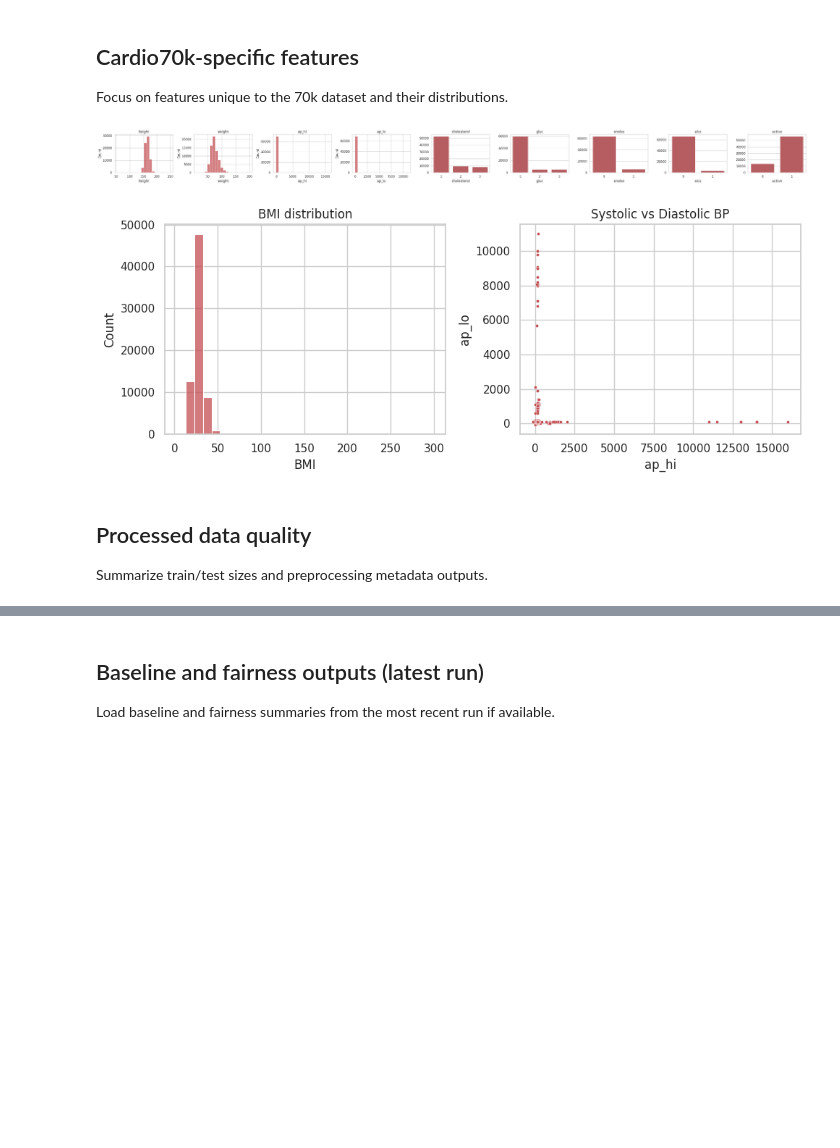
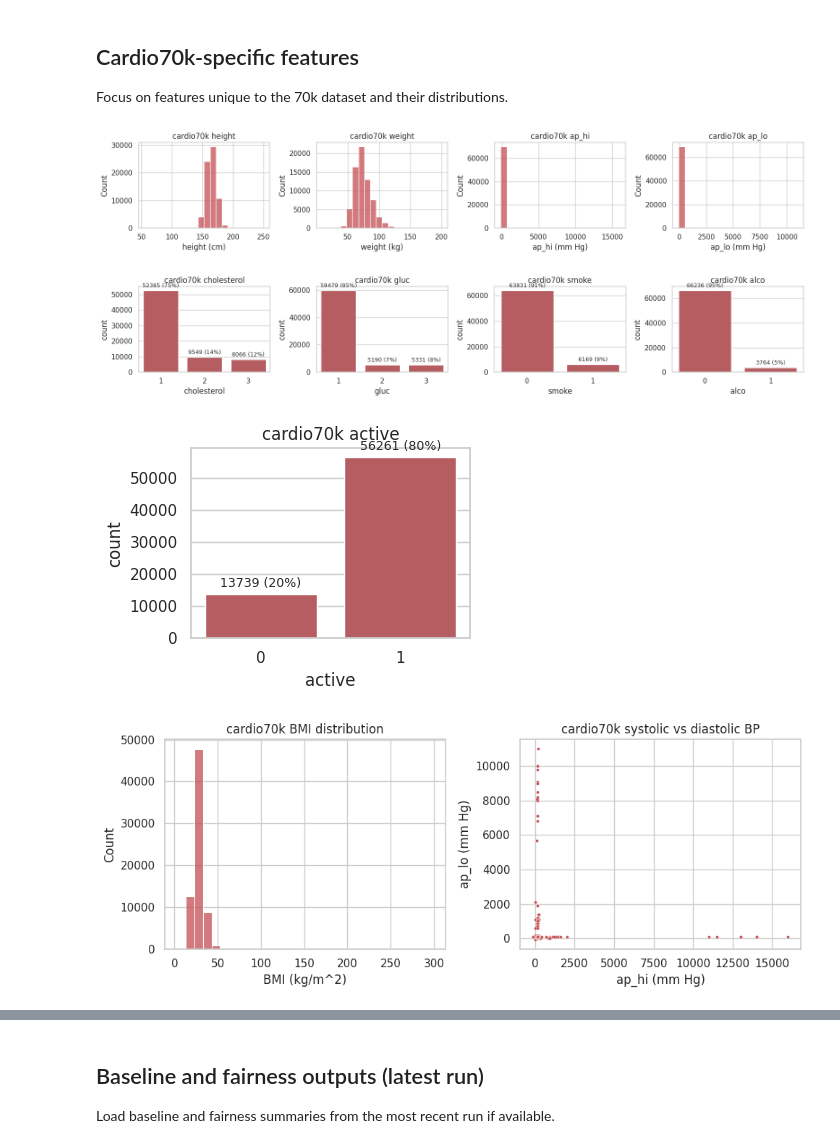
Before and after one commit to UA-Dissertation-Project-107449/FairXAI, a Jupyter notebook: notebooks/cardiac_eda.ipynb, the cells around one changed output, grey strips where cells are left out. Drawn from its saved outputs; the diff is of its cells as text; code cells hidden in the pictures; blank space fills up the shorter version.

```diff
--- a/notebooks/cardiac_eda.ipynb
+++ b/notebooks/cardiac_eda.ipynb
@@ -235,9 +482,11 @@ plt.tight_layout()
 age_stats = []
 age_plot_rows = []
 for name, df in raw.items():
-    age_years = age_to_years(df["age_raw"])
+    unit = dataset_age_unit(name)
+    age_years = age_to_years(df["age_raw"], unit)
     age_stats.append({
         "dataset": name,
+        "age_unit": unit,
         "min": age_years.min(),
         "max": age_years.max(),
         "mean": age_years.mean(),
@@ -365,9 +660,14 @@ for idx, name in enumerate(DATASETS):
     if TARGET_COL not in df.columns or "age_group" not in df.columns:
         axes[idx].set_title(f"{name} (missing target or age_group)")
         continue
-    grouped = df.groupby("age_group")[TARGET_COL].mean().reset_index()
+    age_group = apply_age_group_order(df["age_group"], name)
+    temp = pd.DataFrame({"age_group": age_group, TARGET_COL: df[TARGET_COL]})
+    grouped = temp.groupby("age_group", observed=True)[TARGET_COL].mean().reset_index()
     sns.lineplot(data=grouped, x="age_group", y=TARGET_COL, ax=axes[idx], marker="o")
     axes[idx].set_title(f"{name} prevalence by age_group")
     axes[idx].set_xlabel("age_group")
+    axes[idx].set_ylabel("prevalence")
+    axes[idx].set_ylim(0, 1.05)
+    add_point_labels(axes[idx], grouped["age_group"], grouped[TARGET_COL])
 plt.tight_layout()
 # %% [output]
@@ -427,10 +761,16 @@ if categorical_features:
 # %%
+print("\nKolmogorov-Smirnov test results (Cleveland vs Kaggle):")
 stat_rows = []
 for feature in numeric_features:
     clev_vals = numeric_series(cleveland_df, feature).dropna()
     kag_vals = numeric_series(kaggle_df, feature).dropna()
     if clev_vals.nunique() > 1 and kag_vals.nunique() > 1:
         stat = ks_2samp(clev_vals, kag_vals)
-        stat_rows.append({"feature": feature, "ks_stat": stat.statistic, "p_value": stat.pvalue})
+        stat_rows.append({
+            "feature": feature,
+            "ks_stat": stat.statistic,
+            "p_value": stat.pvalue,
+            "distributions_differ": "Yes" if stat.pvalue < 0.05 else "No",
+        })
 pd.DataFrame(stat_rows)
 # %% [output]
@@ -482,39 +861,47 @@ Focus on features unique to the 70k dataset and their distributions.
 # %%
 cardio_df = raw.get("cardio70k")
 if cardio_df is not None:
     cardio_unique = list(feature_map.get("dataset_specific", {}).get("cardio70k", {}).keys())
     cardio_unique = [f for f in cardio_unique if f in cardio_df.columns]
     if cardio_unique:
-        fig, axes = plt.subplots(1, len(cardio_unique), figsize=(4 * len(cardio_unique), 3))
-        if len(cardio_unique) == 1:
-            axes = [axes]
-        for idx, feature in enumerate(cardio_unique):
-            if cardio_df[feature].nunique() <= 5:
-                counts = cardio_df[feature].value_counts().sort_index()
-                sns.barplot(x=counts.index.astype(str), y=counts.values, ax=axes[idx], color=PALETTE_DATASET["cardio70k"])
-            else:
-                sns.histplot(cardio_df[feature], bins=20, ax=axes[idx], color=PALETTE_DATASET["cardio70k"])
-            axes[idx].set_title(feature)
-        plt.tight_layout()
+        batch_size = 4
+        batches = [cardio_unique[i:i + batch_size] for i in range(0, len(cardio_unique), batch_size)]
+        for batch in batches:
+            fig, axes = plt.subplots(1, len(batch), figsize=(4 * len(batch), 3))
+            if len(batch) == 1:
+                axes = [axes]
+            for idx, feature in enumerate(batch):
+                series = cardio_df[feature]
+                if series.nunique() <= 5:
+                    counts = series.value_counts().sort_index()
+                    sns.barplot(x=counts.index.astype(str), y=counts.values, ax=axes[idx], color=PALETTE_DATASET["cardio70k"])
+                    axes[idx].set_ylabel("count")
+                    add_bar_labels(ax=axes[idx], total=counts.sum())
+                else:
+                    sns.histplot(series, bins=20, ax=axes[idx], color=PALETTE_DATASET["cardio70k"])
+                    unit = UNITS.get(feature)
+                    if unit:
+                        axes[idx].set_xlabel(f"{feature} ({unit})")
+                axes[idx].set_title(f"cardio70k {feature}")
+            plt.tight_layout()
     else:
         print("No cardio70k-specific features found in raw data.")
 # %% [output]
-[figure, old version]
+[figure, new version]
+[figure, added]
+[figure, added]
 # %%
 if cardio_df is not None and {"height", "weight"}.issubset(cardio_df.columns):
     bmi = cardio_df["weight"] / (cardio_df["height"] / 100) ** 2
     fig, axes = plt.subplots(1, 2, figsize=(10, 4))
     sns.histplot(bmi, bins=30, ax=axes[0], color=PALETTE_DATASET["cardio70k"])
-    axes[0].set_title("BMI distribution")
-    axes[0].set_xlabel("BMI")
+    axes[0].set_title("cardio70k BMI distribution")
+    axes[0].set_xlabel("BMI (kg/m^2)")
     if {"ap_hi", "ap_lo"}.issubset(cardio_df.columns):
         sns.scatterplot(x=cardio_df["ap_hi"], y=cardio_df["ap_lo"], ax=axes[1], s=8, color=PALETTE_DATASET["cardio70k"])
-        axes[1].set_title("Systolic vs Diastolic BP")
-        axes[1].set_xlabel("ap_hi")
-        axes[1].set_ylabel("ap_lo")
+        axes[1].set_title("cardio70k systolic vs diastolic BP")
+        axes[1].set_xlabel("ap_hi (mm Hg)")
+        axes[1].set_ylabel("ap_lo (mm Hg)")
     plt.tight_layout()
 # %% [output]
-[figure, old version]
+[figure, new version]
-# %% [markdown]
-## Processed data quality
-Summarize train/test sizes and preprocessing metadata outputs.
```
Also changed, not shown: parts of 29 cells of this notebook, 2 other files.
